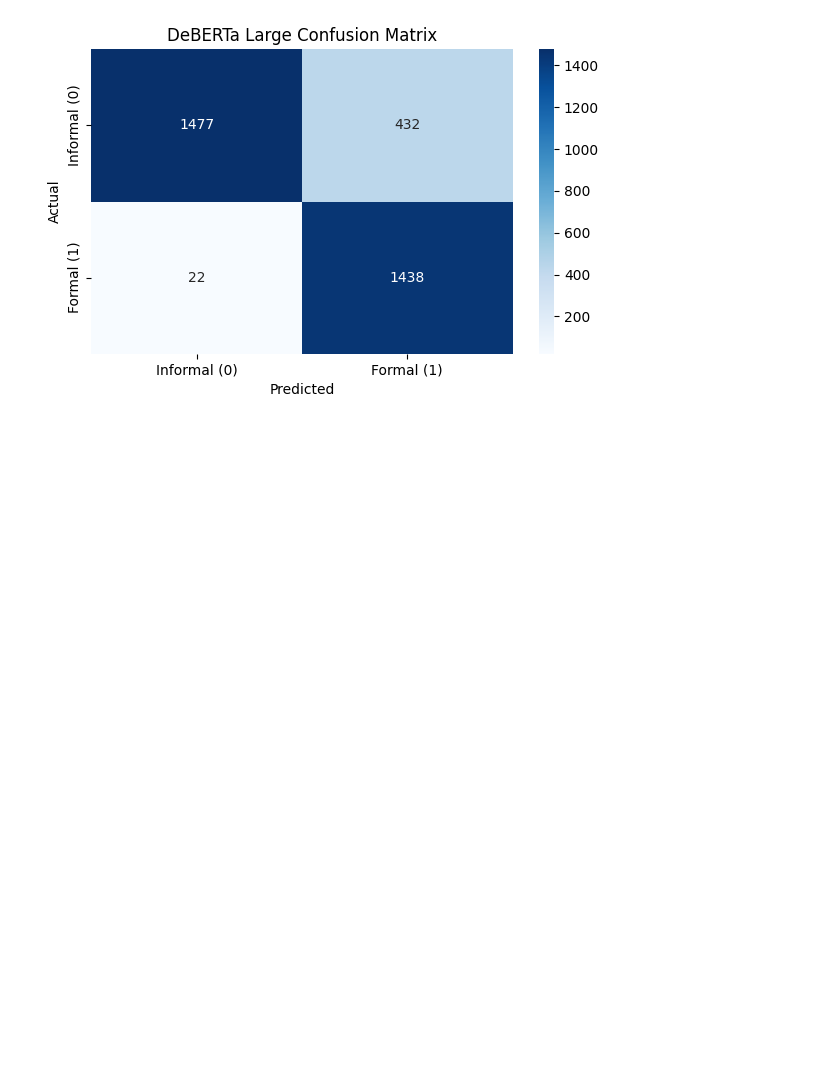
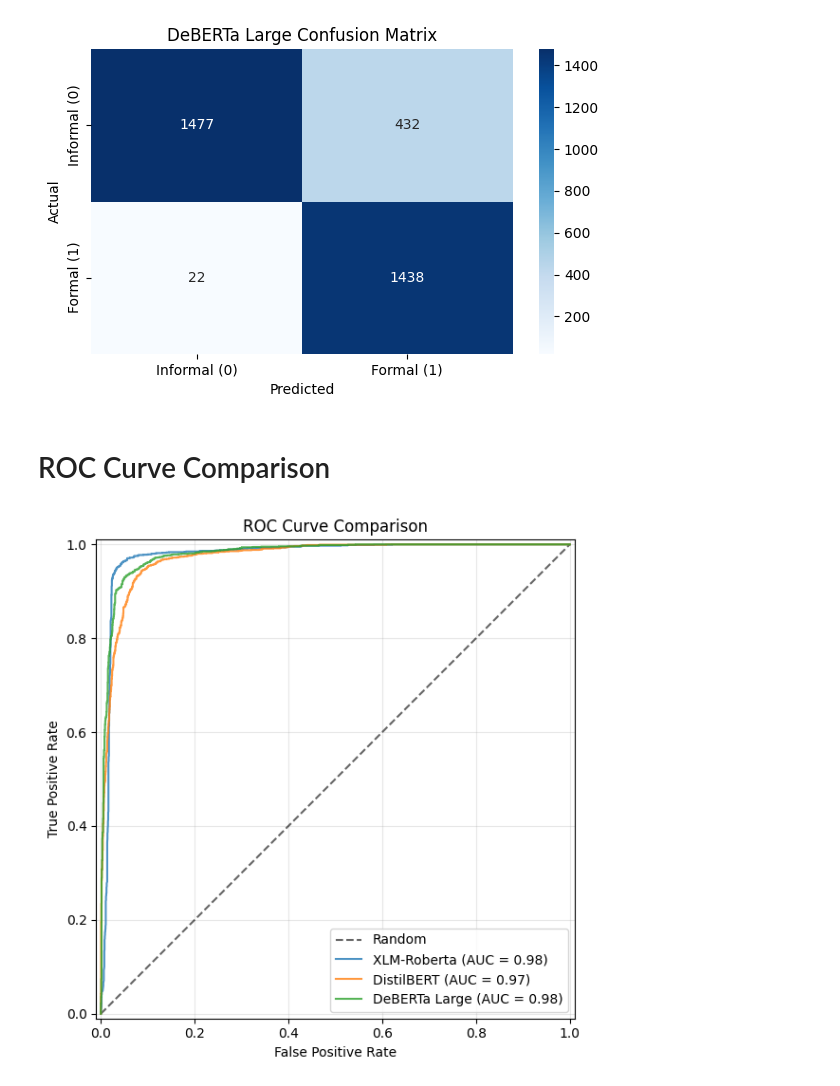
Before and after one commit to fergalriordan/text-formality, a Jupyter notebook: scripts/evals.ipynb, the cells around one changed output. Drawn from its saved outputs; the diff is of its cells as text; code cells hidden in the pictures; blank space fills up the shorter version.

```diff
--- a/scripts/evals.ipynb
+++ b/scripts/evals.ipynb
@@ -39,7 +39,7 @@ xlmr_tokenizer = AutoTokenizer.from_pretrained("s-nlp/xlmr_formality_classifier"
 xlmr_model = AutoModelForSequenceClassification.from_pretrained("s-nlp/xlmr_formality_classifier")
 # %%
 # Generating predictions on the binary (extreme) dataset
-xlmr_predicted_labels, _ = predict_formality(xlmr_model, xlmr_tokenizer, binary_df)
+xlmr_predicted_labels, xlmr_positive_logits = predict_formality(xlmr_model, xlmr_tokenizer, binary_df)
 # %% [output]
 Using device: cuda
 # %% [markdown]
@@ -51,7 +51,7 @@ distilbert_tokenizer = AutoTokenizer.from_pretrained('s-nlp/mdistilbert-base-for
 distilbert_model = AutoModelForSequenceClassification.from_pretrained('s-nlp/mdistilbert-base-formality-ranker')
 # %%
 # Generating predictions on the binary (extreme) dataset
-distilbert_predicted_labels, _ = predict_formality(distilbert_model, distilbert_tokenizer, binary_df, return_token_type_ids=False)
+distilbert_predicted_labels, distilbert_positive_logits = predict_formality(distilbert_model, distilbert_tokenizer, binary_df, return_token_type_ids=False)
 # %% [output]
 Using device: cuda
 # %% [markdown]
@@ -66,7 +66,7 @@ deberta_large_tokenizer = AutoTokenizer.from_pretrained('s-nlp/deberta-large-for
 deberta_large_model = AutoModelForSequenceClassification.from_pretrained('s-nlp/deberta-large-formality-ranker')
 # %%
 # Generating predictions on the binary (extreme) dataset
-deberta_large_predicted_labels, _ = predict_formality(deberta_large_model, deberta_large_tokenizer, binary_df, batch_size=1)
+deberta_large_predicted_labels, deberta_large_positive_logits = predict_formality(deberta_large_model, deberta_large_tokenizer, binary_df, batch_size=1)
 # %% [output]
 Using device: cuda
 # %% [markdown]
@@ -141,3 +141,13 @@ DeBERTa Large Performance Metrics:
 │ F1 Score  │  0.8637 │
 ╘═══════════╧═════════╛
 [figure]
+# %% [markdown]
+# ROC Curve Comparison
+# %%
+model_names = ["XLM-Roberta", "DistilBERT", "DeBERTa Large"]
+y_trues = [binary_df['formal'].values, binary_df['formal'].values, binary_df['formal'].values]
+y_probs = [xlmr_positive_logits, distilbert_positive_logits, deberta_large_positive_logits]
+
+calculate_and_display_roc_auc(model_names, y_trues, y_probs)
+# %% [output]
+[figure, added]
```
Also changed, not shown: parts of 1 cell of this notebook, 1 other file.
